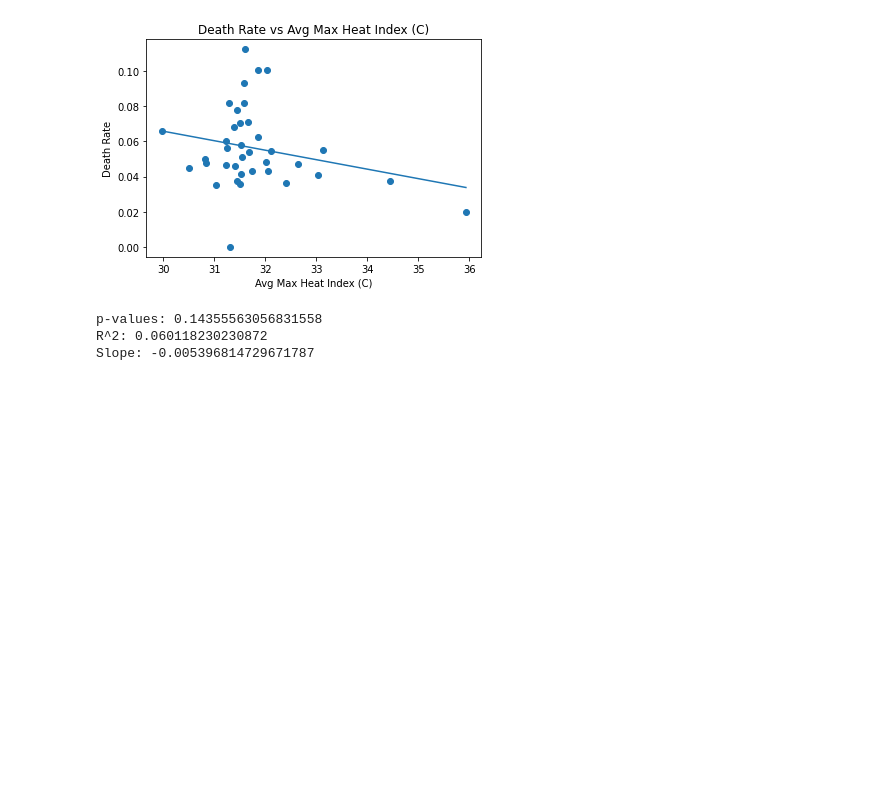
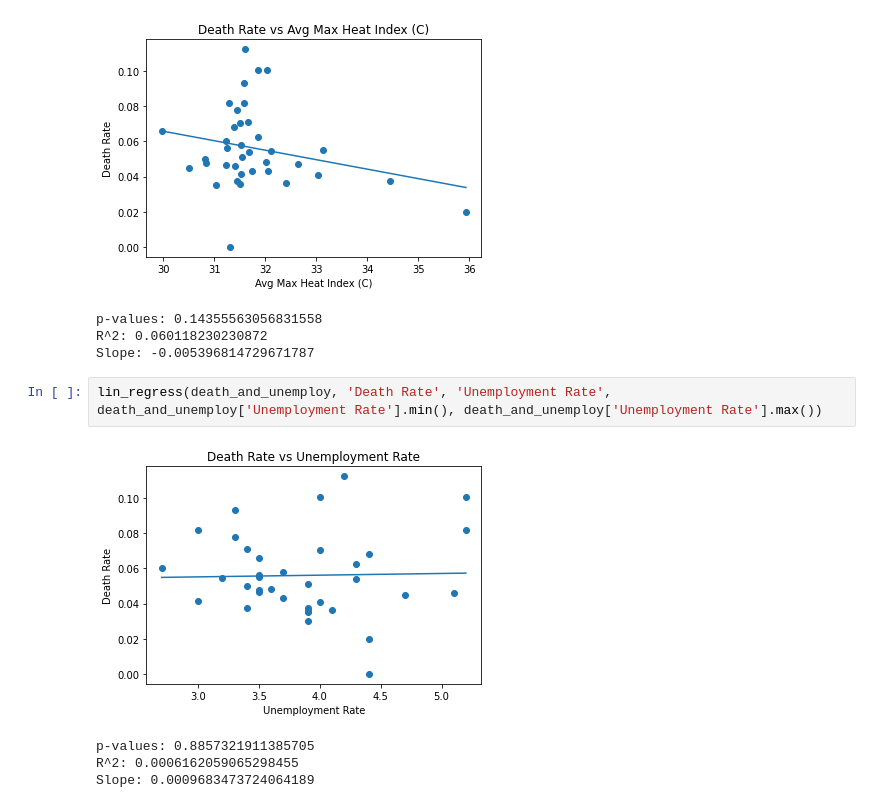
Before and after one commit to amkrutsinger/covid19finalproject, a Jupyter notebook: regression/regression.ipynb, the cells around one changed output. Cells and saved outputs as stored; diff of their text form; blank space fills up the shorter version.

Commit message:
Add more regressions

```diff
--- a/regression/regression.ipynb
+++ b/regression/regression.ipynb
@@ -289,3 +381,10 @@ lin_regress(death_and_heatindex, 'Death Rate', 'Avg Max Heat Index (C)', death_a
 p-values: 0.14355563056831558
 R^2: 0.060118230230872
 Slope: -0.005396814729671787
+# %%
+lin_regress(death_and_unemploy, 'Death Rate', 'Unemployment Rate', death_and_unemploy['Unemployment Rate'].min(), death_and_unemploy['Unemployment Rate'].max())
+# %% [output]
+[figure, added]
+p-values: 0.8857321911385705
+R^2: 0.0006162059065298455
+Slope: 0.0009683473724064189
```
Also changed, not shown: parts of 9 cells of this notebook, 10 other files.
